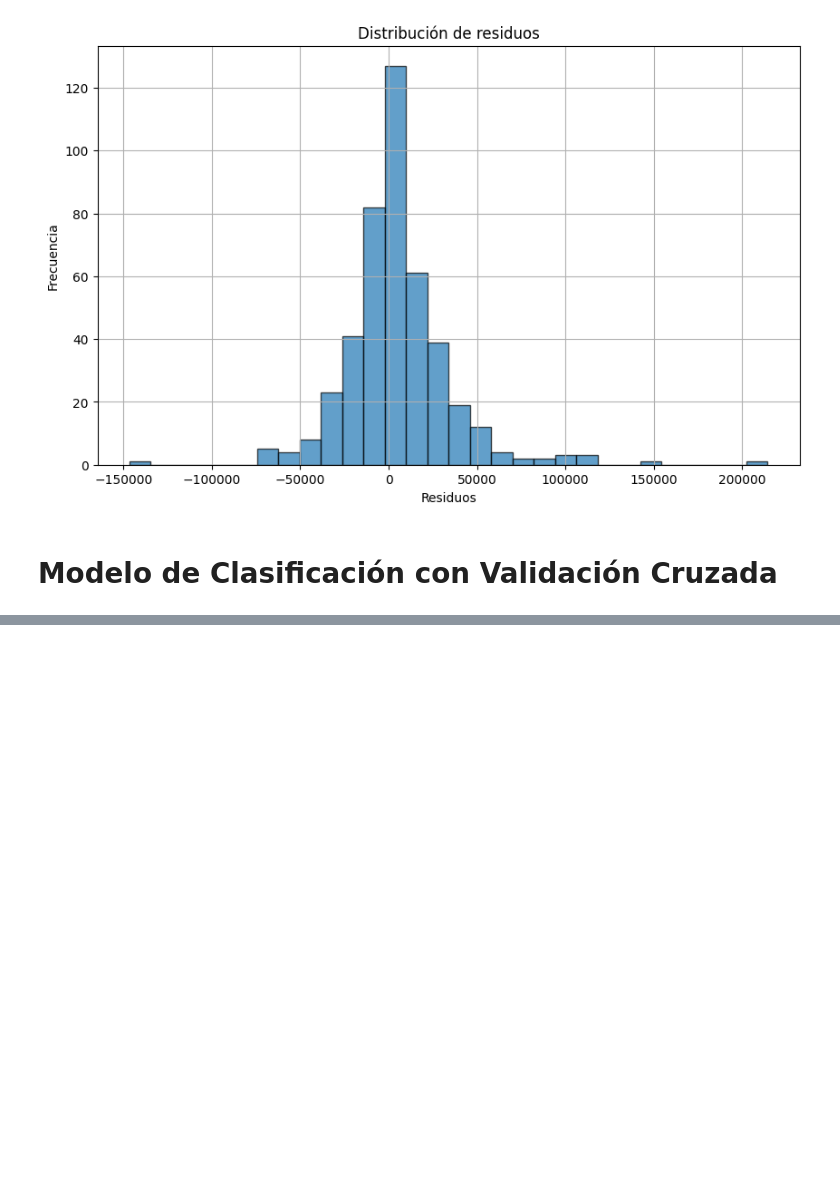
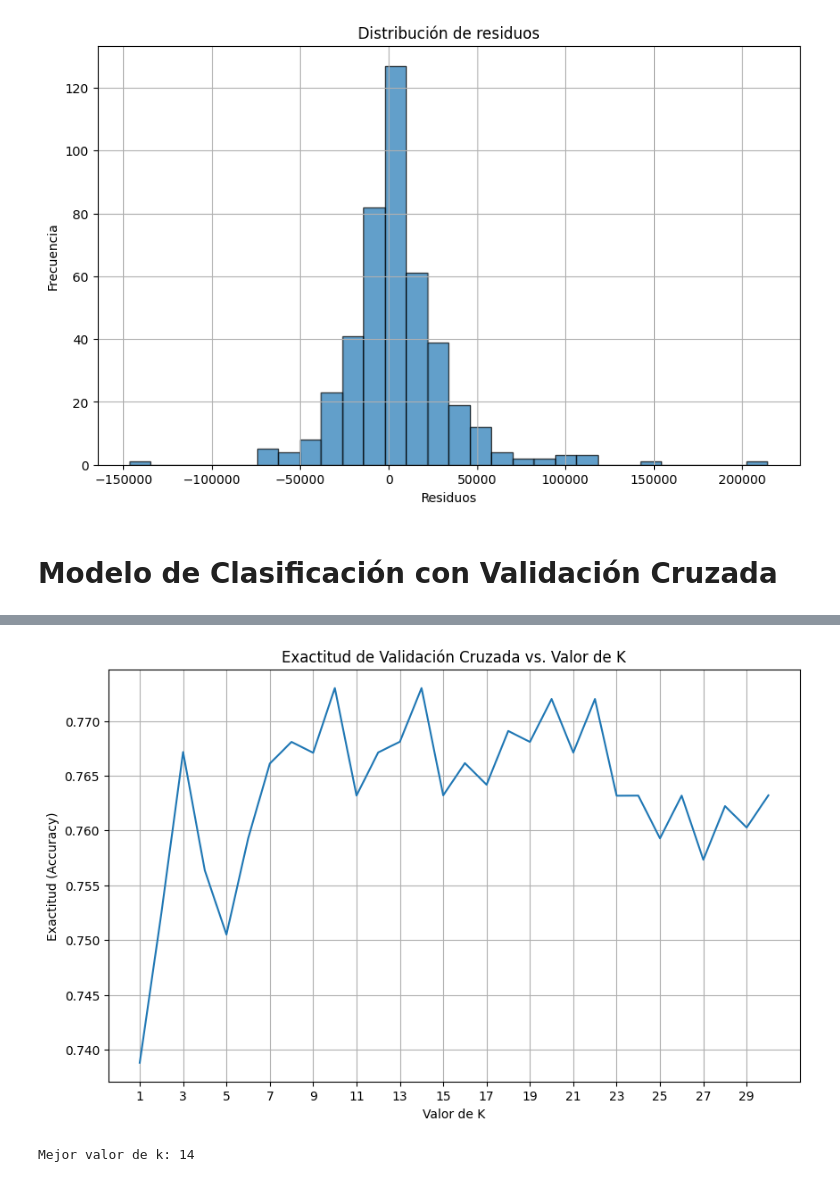
Before and after one commit to Fabiola-cc/InmoValor_SA, a Jupyter notebook: Análisis/Entrega_4/KNN_validación_cruzada.ipynb, the cells around one changed output, grey strips where cells are left out. Drawn from its saved outputs; the diff is of its cells as text; code cells hidden in the pictures; blank space fills up the shorter version.

```diff
--- a/Análisis/Entrega_4/KNN_validación_cruzada.ipynb
+++ b/Análisis/Entrega_4/KNN_validación_cruzada.ipynb
@@ -207,0 +323,33 @@ plt.show()
+# %%
+
+
+# Configurar validación cruzada (k-fold)
+k_folds = 5
+kf = KFold(n_splits=k_folds, shuffle=True, random_state=42)
+
+# Realizar validación cruzada para evaluar diferentes valores de k (número de vecinos)
+k_range = list(range(1, 31))
+k_scores = []
+
+for k in k_range:
+    knn = KNeighborsClassifier(n_neighbors=k)
+    # Usamos accuracy como métrica para clasificación
+    scores = cross_val_score(knn, X_train, y_train, cv=kf, scoring='accuracy')
+    k_scores.append(scores.mean())
+
+# Visualizar los resultados de la validación cruzada
+plt.figure(figsize=(10, 6))
+plt.plot(k_range, k_scores)
+plt.xlabel('Valor de K')
+plt.ylabel('Exactitud (Accuracy)')
+plt.title('Exactitud de Validación Cruzada vs. Valor de K')
+plt.xticks(k_range[::2])  # Mostrar cada segundo valor en el eje X
+plt.grid(True)
+plt.show()
+
+# Encontrar el mejor valor de k
+best_k = k_range[np.argmax(k_scores)]
+print(f"Mejor valor de k: {best_k}")
+# %% [output]
+[figure, added]
+Mejor valor de k: 14
```
Also changed, not shown: parts of 3 cells of this notebook.
